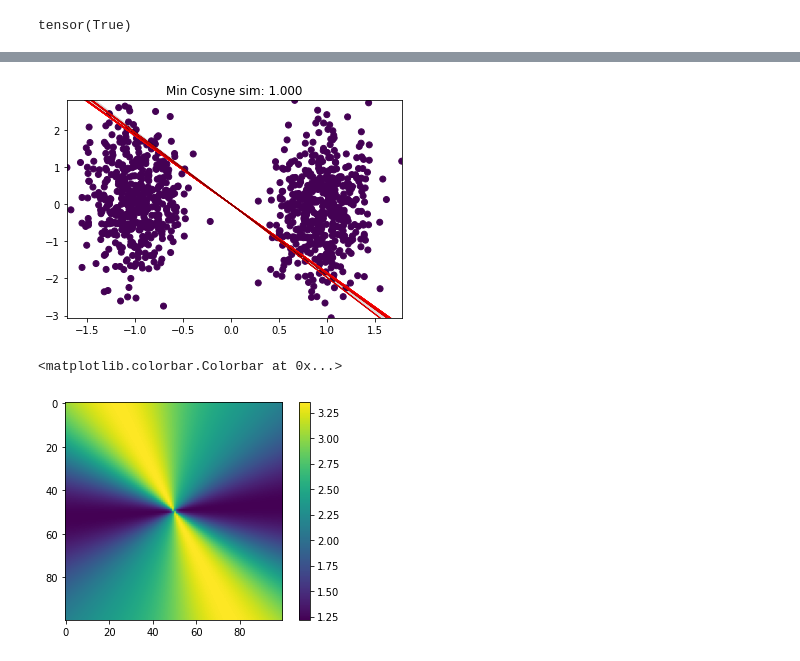
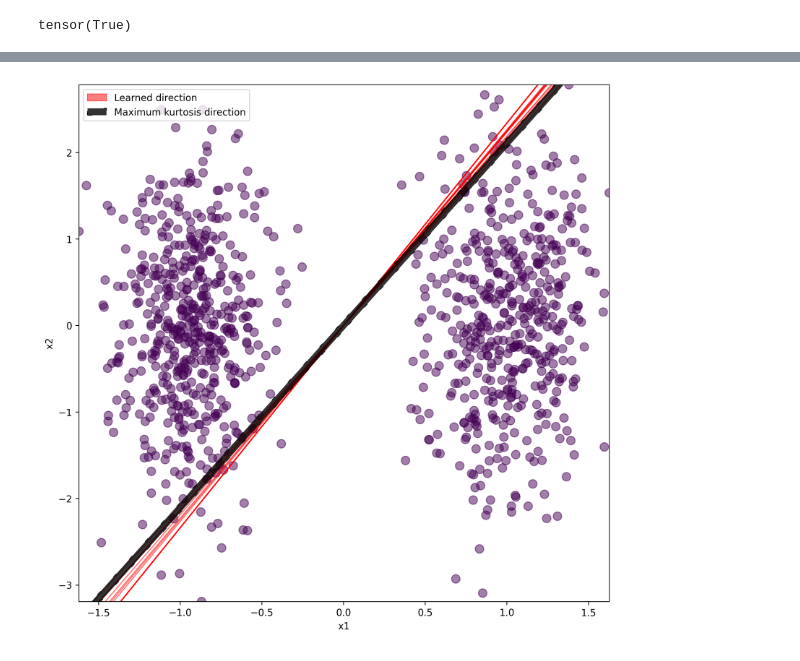
Before and after one commit to blufzzz/NonlinearHebbianPlasticity, a Jupyter notebook: baseline.ipynb, the cells around one changed output, grey strips where cells are left out. Saved outputs shown, nothing was run; the diff lists cells and outputs as text; code cells hidden in the pictures.

```diff
--- a/baseline.ipynb
+++ b/baseline.ipynb
@@ -114,12 +123,12 @@ array([[ 1.  , -0.11],
 # %%
-k = 4
+
 σ = 1
 μ = 0
 
 arr_mult = 5
 
 criterion = get_k_th_moment(k, σ=σ, μ=μ)
-f = lambda y: k*(y**(k-1))
+f_criterion = lambda y: k*(y**(k-1))
 
 # f = lambda y: k*(torch.sign(y)*(y**(k-1)))
 
@@ -236,12 +299 @@ results = Parallel(n_jobs=-1)(delayed(train)(inpt_tensor)
                     for _ in tqdm(range(n_trials)))
-# %%
-maxlen = 0
-for results_sample in results:
-    Js = results_sample['Js']
-    # length of threshold line
-    maxlen = len(Js) if len(Js)>maxlen else maxlen
-    plt.plot(np.arange(max_epochs)[:len(Js)], Js, color='blue', alpha=0.3)
-
-plt.hlines(crit_thr, 0,
-           maxlen,
-           linestyle='--', color='red', linewidth=5)
@@ -250,0 +300,5 @@ plt.hlines(crit_thr, 0,
+# %%
+plt.figure(figsize=(10,5), dpi=300)
+for results_sample in results:
+    Js = results_sample['Js']
+    plt.plot(np.arange(len(Js)), Js, color='blue', alpha=0.3)
@@ -251,28 +344,34 @@ plt.hlines(crit_thr, 0,
 # %%
-plt.scatter(inpt[0], inpt[1], c=outpt[0])
+plt.figure(figsize=(10,10), dpi=300)
+
+plt.scatter(inpt[0], inpt[1], c=outpt[0], alpha=0.5, s=80)
 
 sims_all = []
-for results_sample in results:
+for sample_num, results_sample in enumerate(results):
     W = results_sample['W_n_s'][-1]
-    plt.arrow(0,0,W[0,0]*arr_mult,W[0,1]*arr_mult, color='red')
+    plt.arrow(0,0,W[0]*arr_mult,W[1]*arr_mult, color='red', \
+              label='Learned direction' if sample_num==0 else None, alpha=0.5)
 
-    sims = []
-    for w_bf in W_s_bf:
-        sims.append(np.abs(cosine_sim(w_bf, W[0])))
-    sims_all.append(max(sims))
+#     sims = []
+#     for w_bf in W_s_bf:
+#         sims.append(np.abs(cosine_sim(w_bf, W[0])))
+#     sims_all.append(max(sims))
 
-for w_bf in W_s_bf:
-    plt.arrow(0,0,w_bf[0]*arr_mult, w_bf[1]*arr_mult, color='black', alpha=0.01)
+for w_bf_num, w_bf in enumerate(W_s_bf):
+    plt.arrow(0,0,w_bf[0]*arr_mult, w_bf[1]*arr_mult, color='black', alpha=.8, \
+              label=f'Maximum {CRIT_NAME} direction' if w_bf_num==0 else None, \
+              width=.05, linestyle=(0, (5, 20)))
+
+    plt.arrow(0,0,-w_bf[0]*arr_mult, -w_bf[1]*arr_mult, color='black', alpha=.8, \
+              width=.05, linestyle=(0, (5, 20)))
+    break
 
 plt.xlim(inpt[0].min(), inpt[0].max())
 plt.ylim(inpt[1].min(), inpt[1].max())
-plt.title('Min Cosyne sim: {:.3f}'.format(min(sims_all)))
+plt.xlabel('x1')
+plt.ylabel('x2')
+# plt.title('Min Cosyne sim: {:.3f}'.format(min(sims_all)))
+plt.legend()
 plt.show()
 # %% [output]
-[figure, old version]
+[figure, new version]
-# %%
-plt.imshow(np.rot90(crit_map))
-plt.colorbar()
-# %% [output]
-<matplotlib.colorbar.Colorbar at 0x...>
-[figure, removed]
```
Also changed, not shown: parts of 24 cells of this notebook, 7 other files.
